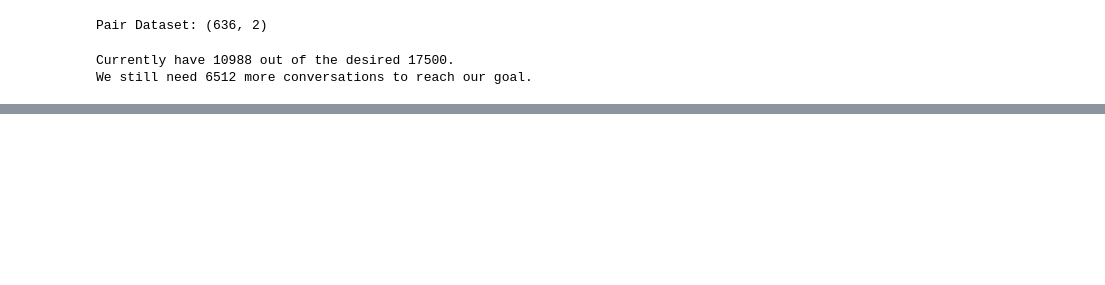
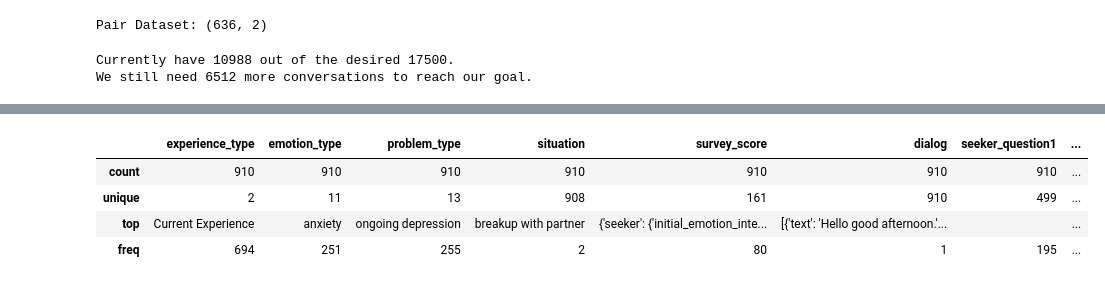
Before and after one commit to Dantoro/project_therapy, a Jupyter notebook: project_notebooks/cleaning_chat_data.ipynb, the cells around one changed output, grey strips where cells are left out. Drawn from its saved outputs; the diff is of its cells as text; code cells hidden in the pictures; blank space fills up the shorter version.

```diff
--- a/project_notebooks/cleaning_chat_data.ipynb
+++ b/project_notebooks/cleaning_chat_data.ipynb
@@ -634,0 +696,8 @@ We still need 6512 more conversations to reach our goal.
+# %%
+esconv_df.describe()
+# %% [output]
+|  | experience_type | emotion_type | problem_type | situation | survey_score | dialog | seeker_question1 | ... |
+| count | 910 | 910 | 910 | 910 | 910 | 910 | 910 | ... |
+| unique | 2 | 11 | 13 | 908 | 161 | 910 | 499 | ... |
+| top | Current Experience | anxiety | ongoing depression | breakup with partner | {'seeker': {'initial_emotion_inte... | [{'text': 'Hello good afternoon.'... |  | ... |
+| freq | 694 | 251 | 255 | 2 | 80 | 1 | 195 | ... |
```
Also changed, not shown: parts of 11 cells of this notebook, 27 other files.
